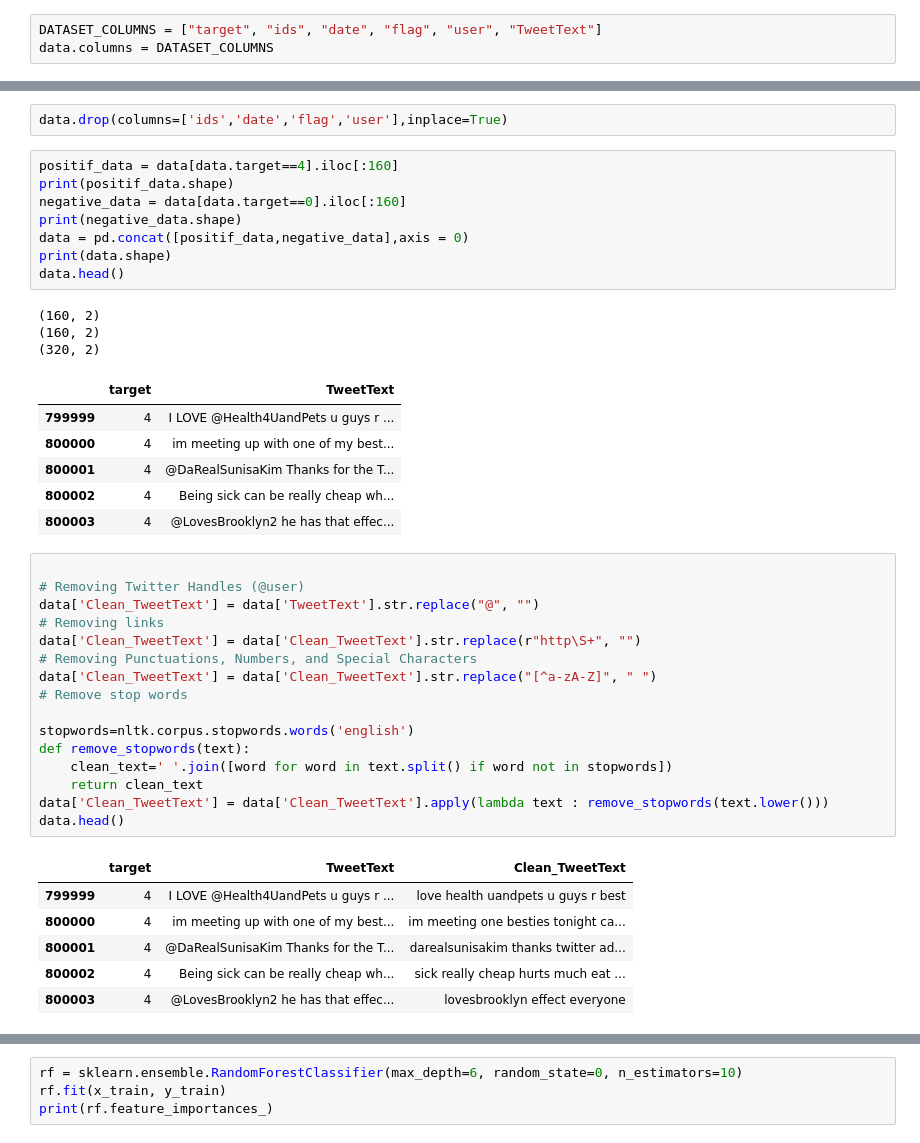
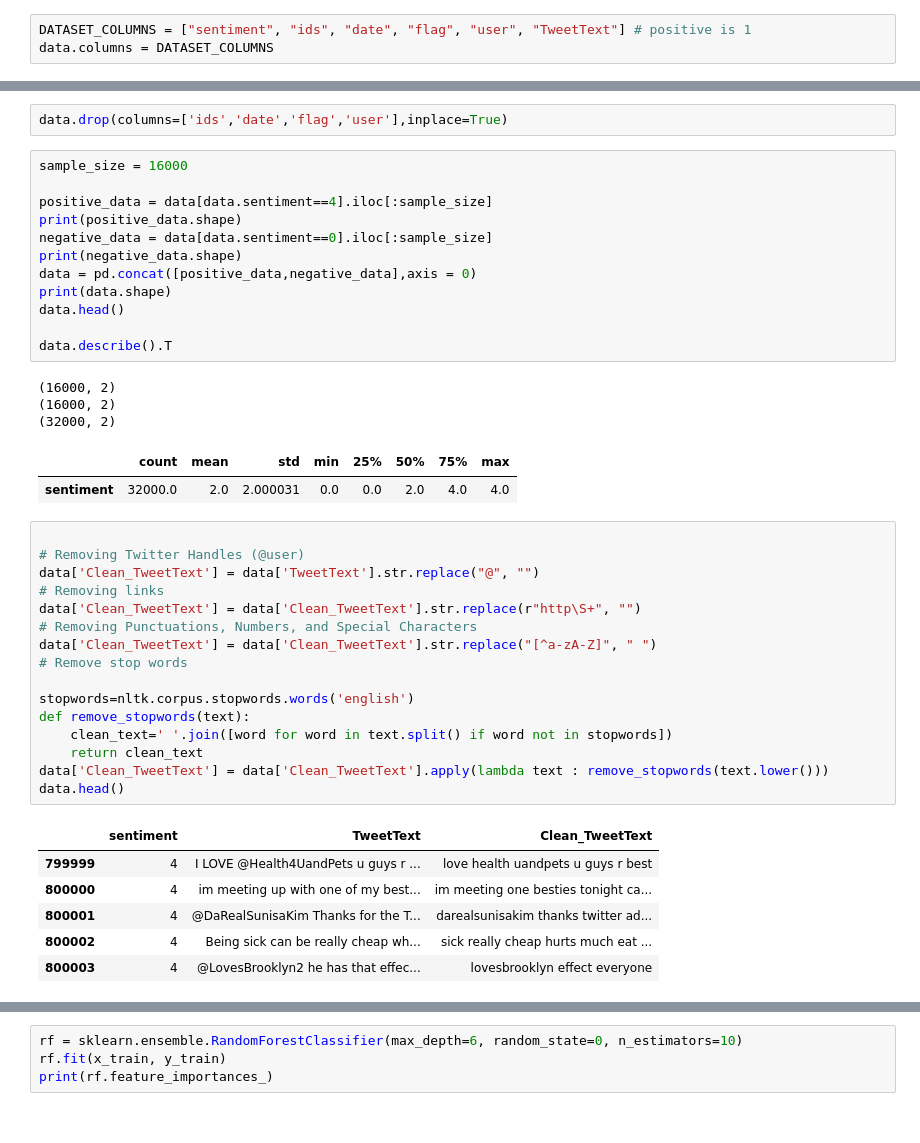
Before and after one commit to efwoods/Alleviating-Depression-With-Machine-Learning-And-Twitter-Quotes, a Jupyter notebook: code/modules/depression/depression.ipynb, the cells around one changed output, grey strips where cells are left out. Drawn from its saved outputs; the diff is of its cells as text.

```diff
--- a/code/modules/depression/depression.ipynb
+++ b/code/modules/depression/depression.ipynb
@@ -155,7 +155,7 @@ It contains the following 6 fields:
 # %% [markdown]
 ### **EDA**
 # %%
-DATASET_COLUMNS = ["target", "ids", "date", "flag", "user", "TweetText"]
+DATASET_COLUMNS = ["sentiment", "ids", "date", "flag", "user", "TweetText"] # positive is 1
 data.columns = DATASET_COLUMNS
 # %%
 data.dtypes
@@ -213,23 +213,23 @@ data.describe(include='all')
 # %%
 data.drop(columns=['ids','date','flag','user'],inplace=True)
 # %%
-positif_data = data[data.target==4].iloc[:160]
-print(positif_data.shape)
-negative_data = data[data.target==0].iloc[:160]
+sample_size = 16000
+
+positive_data = data[data.sentiment==4].iloc[:sample_size]
+print(positive_data.shape)
+negative_data = data[data.sentiment==0].iloc[:sample_size]
 print(negative_data.shape)
-data = pd.concat([positif_data,negative_data],axis = 0)
+data = pd.concat([positive_data,negative_data],axis = 0)
 print(data.shape)
 data.head()
+
+data.describe().T
 # %% [output]
-(160, 2)
-(160, 2)
-(320, 2)
+(16000, 2)
+(16000, 2)
+(32000, 2)
-|  | target | TweetText |
-| 799999 | 4 | I LOVE @Health4UandPets u guys r ... |
-| 800000 | 4 | im meeting up with one of my best... |
-| 800001 | 4 | @DaRealSunisaKim Thanks for the T... |
-| 800002 | 4 | Being sick can be really cheap wh... |
-| 800003 | 4 | @LovesBrooklyn2 he has that effec... |
+|  | count | mean | std | min | 25% | 50% | 75% | max |
+| sentiment | 32000.0 | 2.0 | 2.000031 | 0.0 | 0.0 | 2.0 | 4.0 | 4.0 |
 # %%
 
 # Removing Twitter Handles (@user)
@@ -247,7 +247,7 @@ def remove_stopwords(text):
 data['Clean_TweetText'] = data['Clean_TweetText'].apply(lambda text : remove_stopwords(text.lower()))
 data.head()
 # %% [output]
-|  | target | TweetText | Clean_TweetText |
+|  | sentiment | TweetText | Clean_TweetText |
 | 799999 | 4 | I LOVE @Health4UandPets u guys r ... | love health uandpets u guys r best |
 | 800000 | 4 | im meeting up with one of my best... | im meeting one besties tonight ca... |
 | 800001 | 4 | @DaRealSunisaKim Thanks for the T... | darealsunisakim thanks twitter ad... |
```
Also changed, not shown: parts of 44 cells of this notebook, 13 other files.
